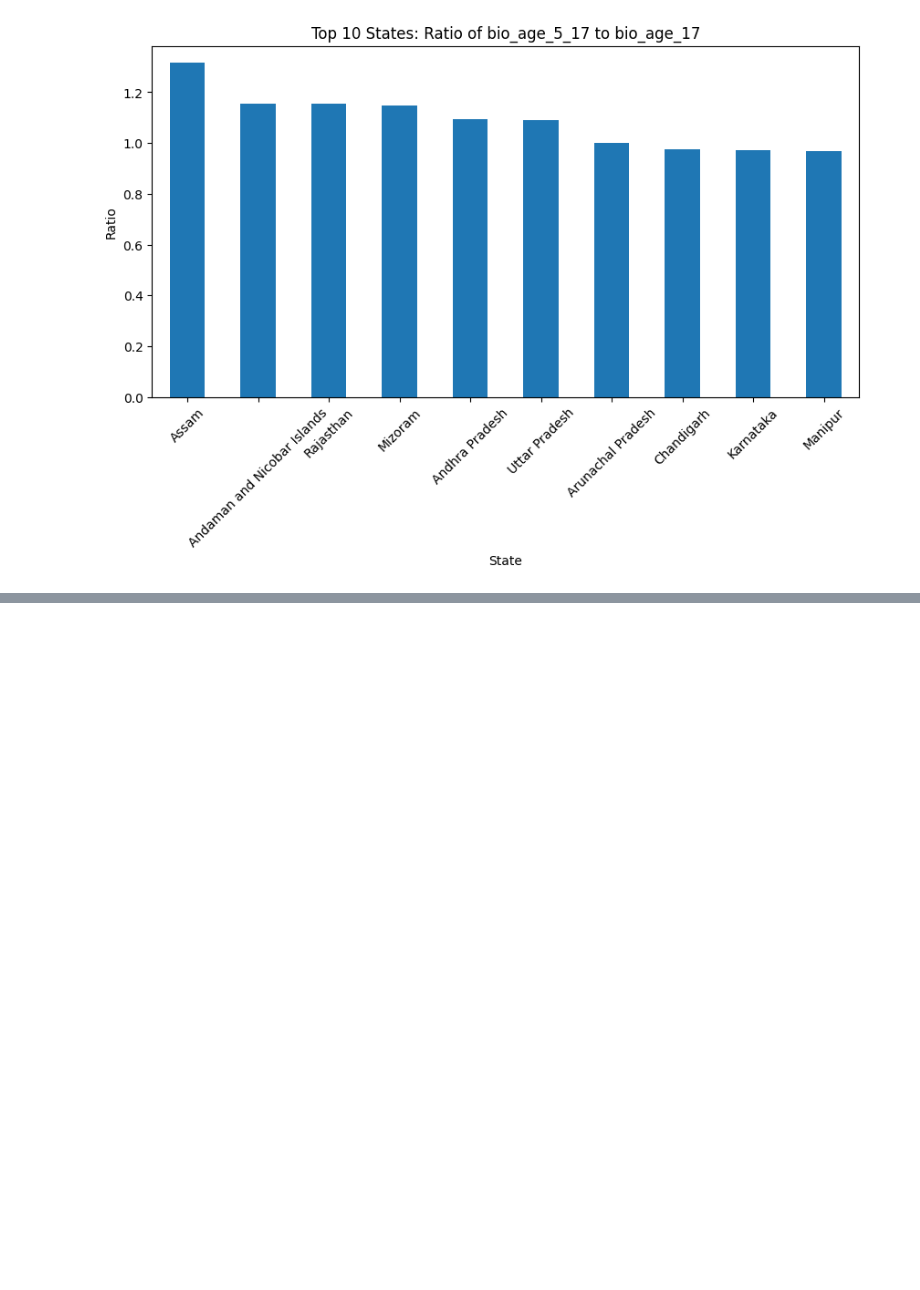
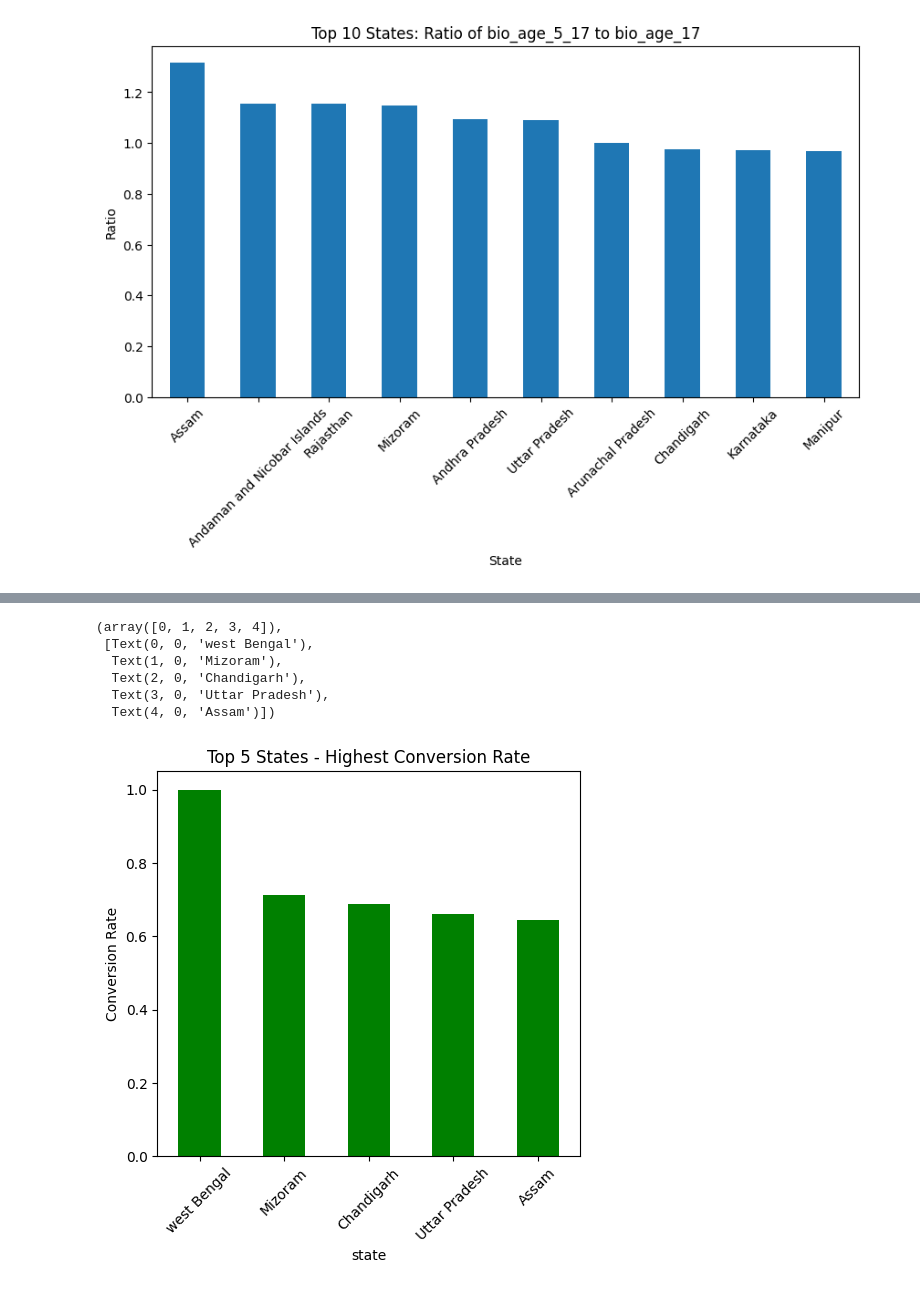
Before and after one commit to aakarshit28/UIDAI_HACK, a Jupyter notebook: UIDIA_HACK.ipynb, the cells around one changed output, grey strips where cells are left out. Saved outputs shown, nothing was run; the diff lists cells and outputs as text; code cells hidden in the pictures; blank space fills up the shorter version.

```diff
--- a/UIDIA_HACK.ipynb
+++ b/UIDIA_HACK.ipynb
@@ -448,3 +452,22 @@ plt.xticks(rotation=45)
 plt.show()
 # %% [output]
 [figure]
+# %%
+# Aggregate biometric sums per state
+state_bio = df.groupby("state")[bio_cols].sum()
+
+# Compute conversion rate
+state_bio["conversion_rate"] = (
+    state_bio["bio_age_5_17"] / (state_bio["bio_age_5_17"] + state_bio["bio_age_17"])
+)
+
+# Remove states with zero total updates (safety)
+state_bio = state_bio.dropna(subset=["conversion_rate"])
+
+# Top 5 best performing states
+top5_best = state_bio.sort_values("conversion_rate", ascending=False).head(5)
+
+
+
+print("🏆 Top 5 Best Performing States (High Conversion Rate):")
+display(top5_best[["bio_age_5_17", "bio_age_17", "conversion_rate"]])
@@ -450,0 +491,17 @@ plt.show()
+# %%
+plt.figure(figsize=(12,5))
+
+# Plot Best
+plt.subplot(1,2,1)
+top5_best["conversion_rate"].plot(kind="bar", color="green")
+plt.title("Top 5 States - Highest Conversion Rate")
+plt.ylabel("Conversion Rate")
+plt.xticks(rotation=45)
+# %% [output]
+(array([0, 1, 2, 3, 4]),
+ [Text(0, 0, 'west Bengal'),
+  Text(1, 0, 'Mizoram'),
+  Text(2, 0, 'Chandigarh'),
+  Text(3, 0, 'Uttar Pradesh'),
+  Text(4, 0, 'Assam')])
+[figure, added]
```
Also changed, not shown: parts of 4 cells of this notebook.
